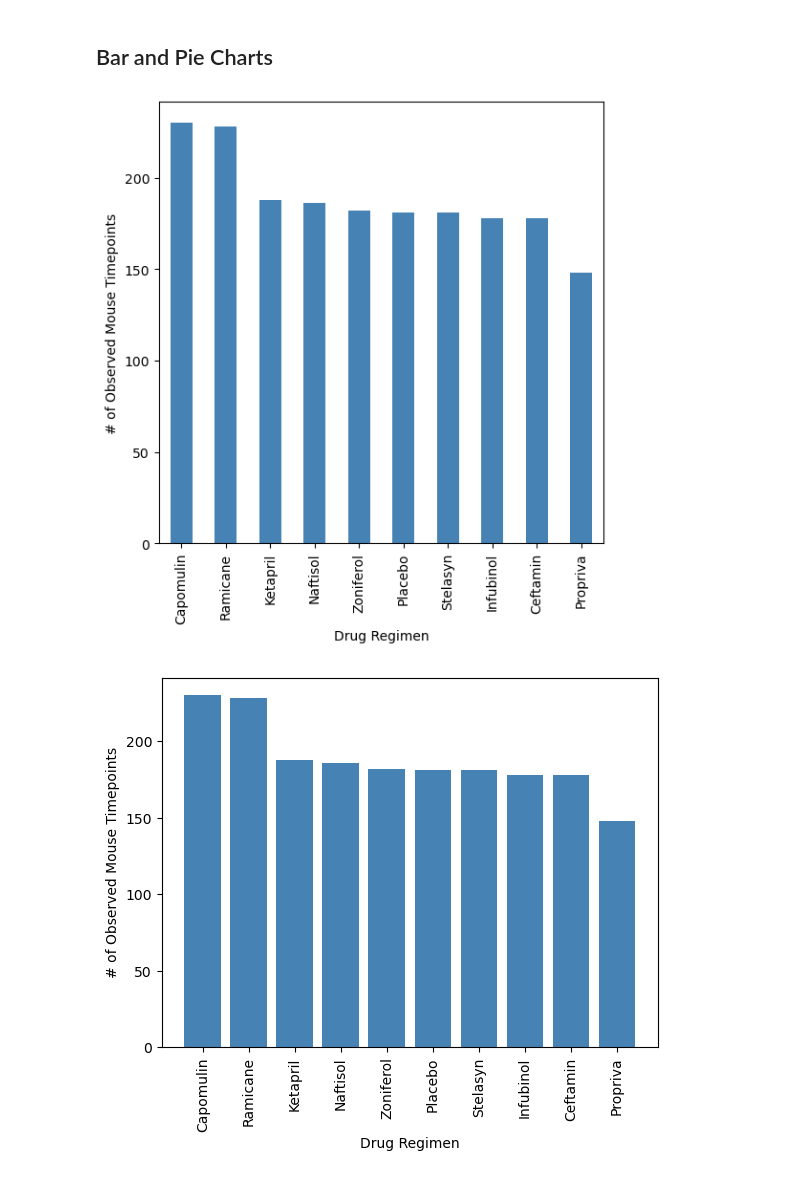
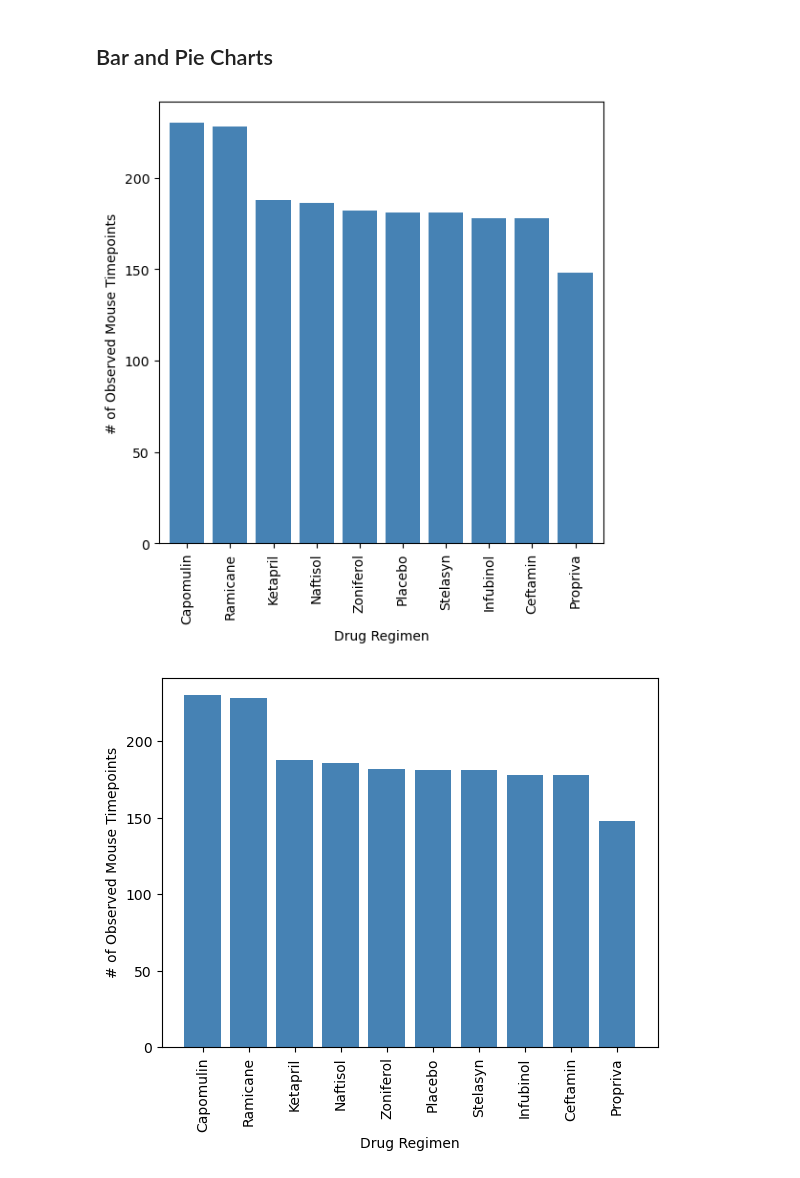
Before and after one commit to JiminieJames/Pymaceuticals, a Jupyter notebook: pymaceuticals_complete.ipynb, the cells around one changed output. Saved outputs shown, nothing was run; the diff lists cells and outputs as text; code cells hidden in the pictures.

```diff
--- a/pymaceuticals_complete.ipynb
+++ b/pymaceuticals_complete.ipynb
@@ -192,13 +187,13 @@ summmary_stats2
 # %%
 # Generate a bar plot showing the total number of rows (Mouse ID/Timepoints) for each drug regimen using Pandas.
 panda_counts = cleaned_mouse_study['Drug Regimen'].value_counts()
-panda_counts.plot(kind='bar', color= 'steelblue', width=0.5, figsize=(6,6))
+panda_counts.plot(kind='bar', color= 'steelblue', width=0.8, figsize=(6,6))
 #I don't know what blue you used in your example, so I just picked a blue that I liked.
 plt.ylabel('# of Observed Mouse Timepoints')
 plt.xlabel('Drug Regimen')
 plt.show()
 # %% [output]
-[figure, old version]
+[figure, new version]
 # %%
 # Generate a bar plot showing the total number of rows (Mouse ID/Timepoints) for each drug regimen using pyplot.
 plt.bar(panda_counts.index, panda_counts, color='steelblue', width=0.8)
```
Also changed, not shown: parts of 13 cells of this notebook.
